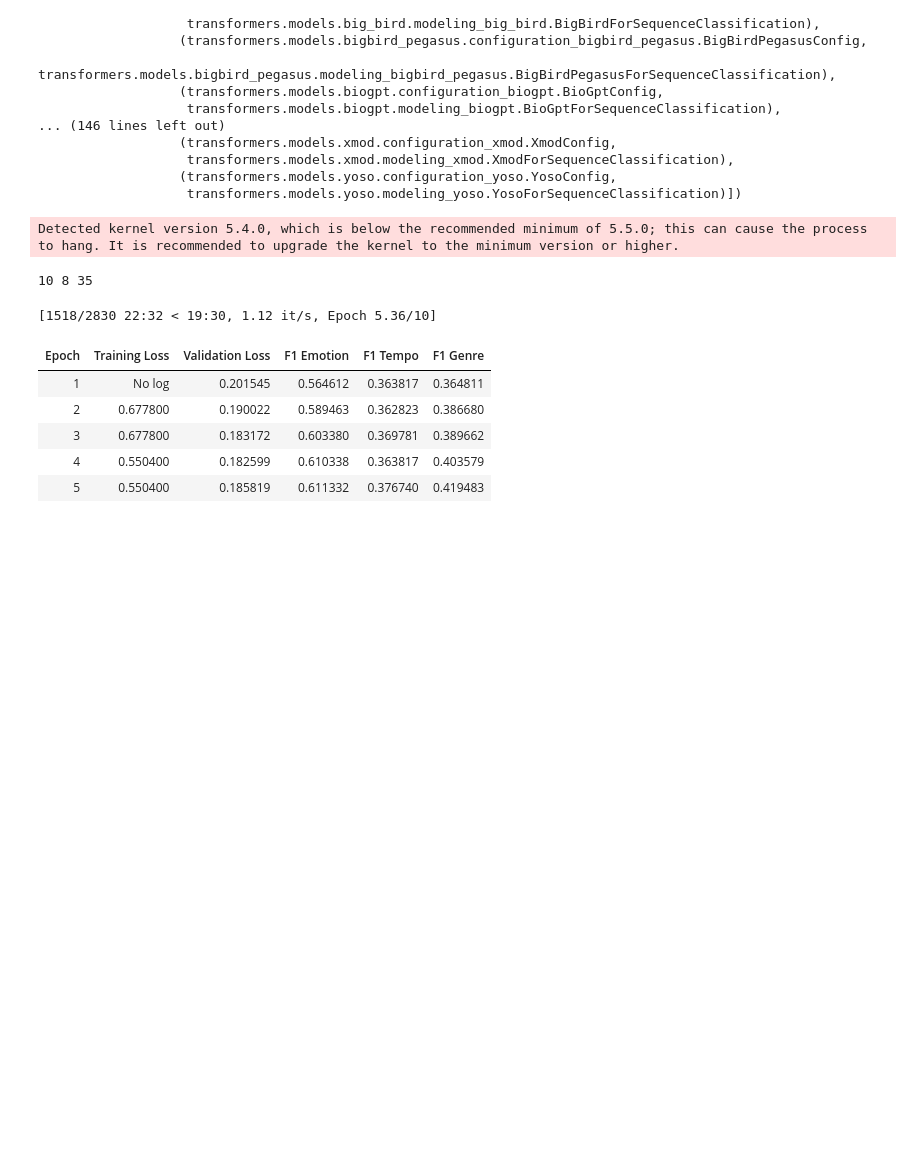
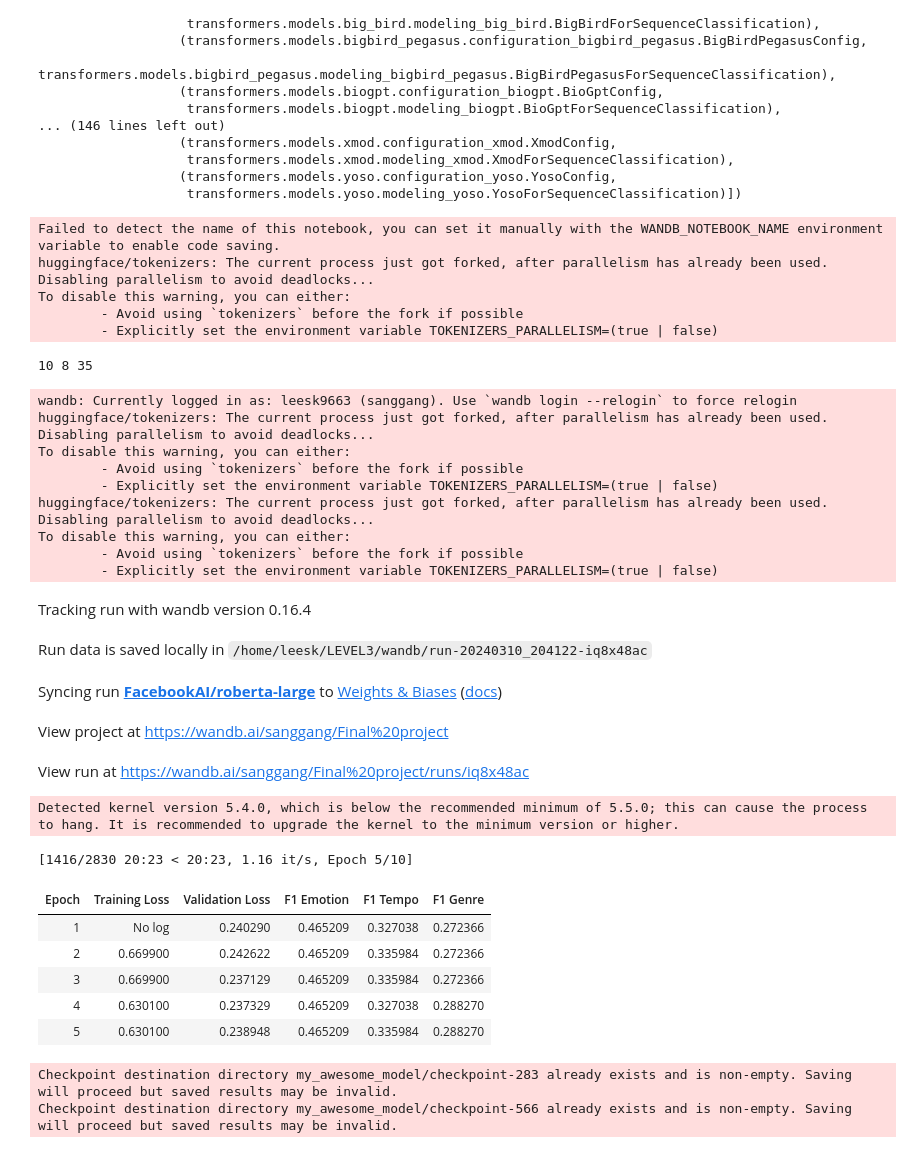
Before and after one commit to SangGank/LEVEL3, a Jupyter notebook: front_model.ipynb, the cells around one changed output. Drawn from its saved outputs; the diff is of its cells as text; code cells hidden in the pictures; blank space fills up the shorter version.

```diff
--- a/front_model.ipynb
+++ b/front_model.ipynb
@@ -110,15 +85,13 @@ class customDataset_after():
 # model = AutoModelForSequenceClassification.from_pretrained(BASE_MODEL, num_labels=num_labels,
 #            id2label=id2label, label2id=label2id, problem_type = "multi_label_classification").to('cuda')
 # %%
-BASE_MODEL = 'google-bert/bert-large-uncased'
+BASE_MODEL = 'FacebookAI/roberta-large'
 
 tokenizer = AutoTokenizer.from_pretrained(BASE_MODEL)
 config = AutoConfig.from_pretrained(BASE_MODEL)
 config.num_labels1 = len(id2label_emotion)
 config.num_labels2 = len(id2label_tempo)
 config.num_labels3 = len(id2label_genre)
-model = customBertForSequenceClassification.from_pretrained(BASE_MODEL, config= config).to(device)
-# custom = customBertForSequenceClassification(config, num_labels1 = len(id2label_emotion),
-#                                                             num_labels2 = len(id2label_tempo), num_labels3 = len(id2label_genre))
-# model = customBertForSequenceClassification.from_pretrained(config)
+# model = customBertForSequenceClassification.from_pretrained(BASE_MODEL, config= config).to(device)
+model = customRobertaForSequenceClassification.from_pretrained(BASE_MODEL, config= config).to(device)
 # %% [output]
@@ -221,9 +178,12 @@ class MultiTaskClassificationTrainer(Trainer):
 # %%
 print(config.num_labels1, config.num_labels2, config.num_labels3)
+
+wandb.init(project="Final project", entity="sanggang",name = BASE_MODEL)
+
 training_args = TrainingArguments(
 
    output_dir="my_awesome_model",
-   learning_rate=2e-5,
+   learning_rate=5e-4,
    per_device_train_batch_size=32,
    per_device_eval_batch_size=32,
    num_train_epochs=10,
@@ -232,53 +192,64 @@ training_args = TrainingArguments(
    save_strategy="epoch",
    load_best_model_at_end=True,
    save_total_limit = 3,
+   report_to="wandb",
+   # run_name=BASE_MODEL,
 )
 
 trainer = CustomTrainer(
 
    model=model,
    args=training_args,
    train_dataset=dataset_train,
    eval_dataset=dataset_valid,
    tokenizer=tokenizer,
    data_collator=data_collator,
    compute_metrics=compute_metrics,
 )
 
 
 # trainer = Trainer(
 
 #    model=model,
 #    args=training_args,
 #    train_dataset=dataset_train,
 #    eval_dataset=dataset_valid,
 #    tokenizer=tokenizer,
 #    data_collator=data_collator,
 #    compute_metrics=compute_metrics,
 # )
 
-# trainer = MultiTaskClassificationTrainer(
-
-#    model=model,
-#    args=training_args,
-#    train_dataset=dataset_train,
-#    eval_dataset=dataset_valid,
-#    tokenizer=tokenizer,
-#    data_collator=data_collator,
-#    compute_metrics=compute_metrics,
-#    group_weights=(0.7, 4)
-# )
-
 
 
 trainer.train()
 # %% [output]
-Detected kernel version 5.4.0, which is below the recommended minimum of 5.5.0; this can cause the process to hang. It is recommended to upgrade the kernel to the minimum version or higher.
+Failed to detect the name of this notebook, you can set it manually with the WANDB_NOTEBOOK_NAME environment variable to enable code saving.
+huggingface/tokenizers: The current process just got forked, after parallelism has already been used. Disabling parallelism to avoid deadlocks...
+To disable this warning, you can either:
+        - Avoid using `tokenizers` before the fork if possible
+        - Explicitly set the environment variable TOKENIZERS_PARALLELISM=(true | false)
 10 8 35
-[1518/2830 22:32 < 19:30, 1.12 it/s, Epoch 5.36/10]
+wandb: Currently logged in as: leesk9663 (sanggang). Use `wandb login --relogin` to force relogin
+huggingface/tokenizers: The current process just got forked, after parallelism has already been used. Disabling parallelism to avoid deadlocks...
+To disable this warning, you can either:
+        - Avoid using `tokenizers` before the fork if possible
+        - Explicitly set the environment variable TOKENIZERS_PARALLELISM=(true | false)
+huggingface/tokenizers: The current process just got forked, after parallelism has already been used. Disabling parallelism to avoid deadlocks...
+To disable this warning, you can either:
+        - Avoid using `tokenizers` before the fork if possible
+        - Explicitly set the environment variable TOKENIZERS_PARALLELISM=(true | false)
+Tracking run with wandb version 0.16.4
+Run data is saved locally in /home/leesk/LEVEL3/wandb/run-20240310_204122-iq8x48ac
+Syncing run FacebookAI/roberta-large to Weights & Biases (docs)
+View project at https://wandb.ai/sanggang/Final%20project
+View run at https://wandb.ai/sanggang/Final%20project/runs/iq8x48ac
+Detected kernel version 5.4.0, which is below the recommended minimum of 5.5.0; this can cause the process to hang. It is recommended to upgrade the kernel to the minimum version or higher.
+[1416/2830 20:23 < 20:23, 1.16 it/s, Epoch 5/10]
 | Epoch | Training Loss | Validation Loss | F1 Emotion | F1 Tempo | F1 Genre |
-| 1 | No log | 0.201545 | 0.564612 | 0.363817 | 0.364811 |
-| 2 | 0.677800 | 0.190022 | 0.589463 | 0.362823 | 0.386680 |
-| 3 | 0.677800 | 0.183172 | 0.603380 | 0.369781 | 0.389662 |
-| 4 | 0.550400 | 0.182599 | 0.610338 | 0.363817 | 0.403579 |
-| 5 | 0.550400 | 0.185819 | 0.611332 | 0.376740 | 0.419483 |
+| 1 | No log | 0.240290 | 0.465209 | 0.327038 | 0.272366 |
+| 2 | 0.669900 | 0.242622 | 0.465209 | 0.335984 | 0.272366 |
+| 3 | 0.669900 | 0.237129 | 0.465209 | 0.335984 | 0.272366 |
+| 4 | 0.630100 | 0.237329 | 0.465209 | 0.327038 | 0.288270 |
+| 5 | 0.630100 | 0.238948 | 0.465209 | 0.335984 | 0.288270 |
+Checkpoint destination directory my_awesome_model/checkpoint-283 already exists and is non-empty. Saving will proceed but saved results may be invalid.
+Checkpoint destination directory my_awesome_model/checkpoint-566 already exists and is non-empty. Saving will proceed but saved results may be invalid.
```
Also changed, not shown: parts of 4 cells of this notebook, 1 other file.
